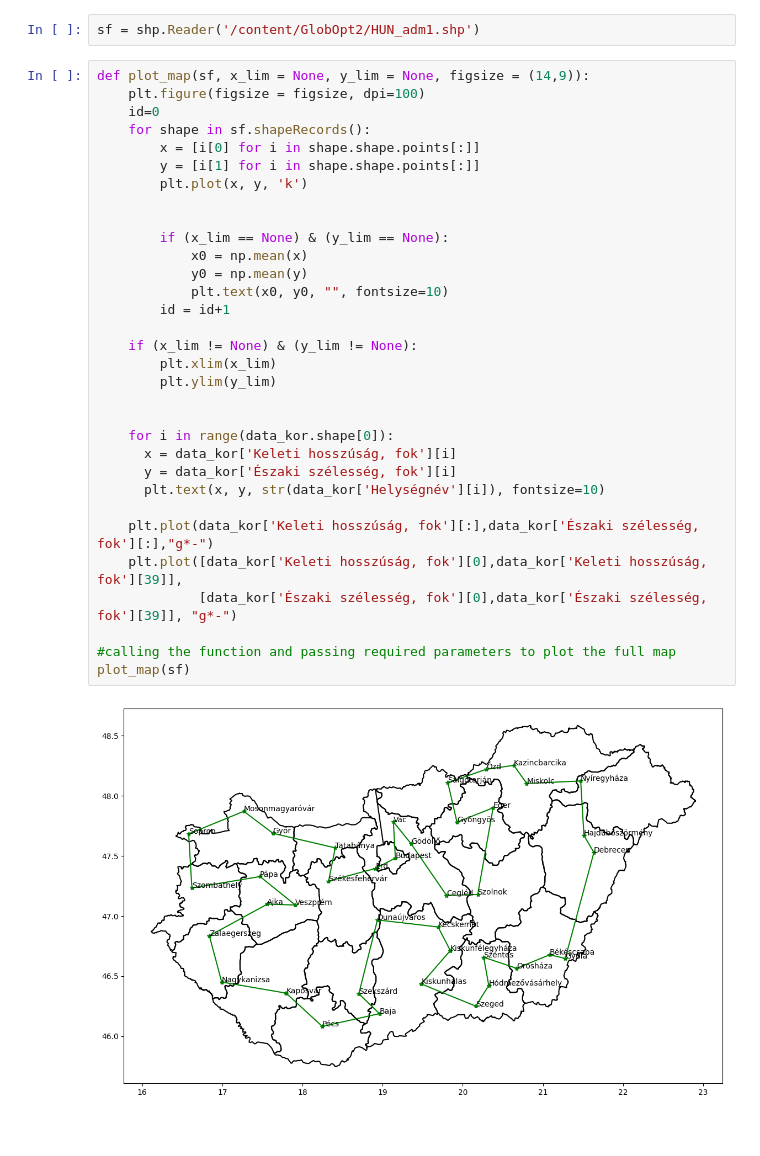
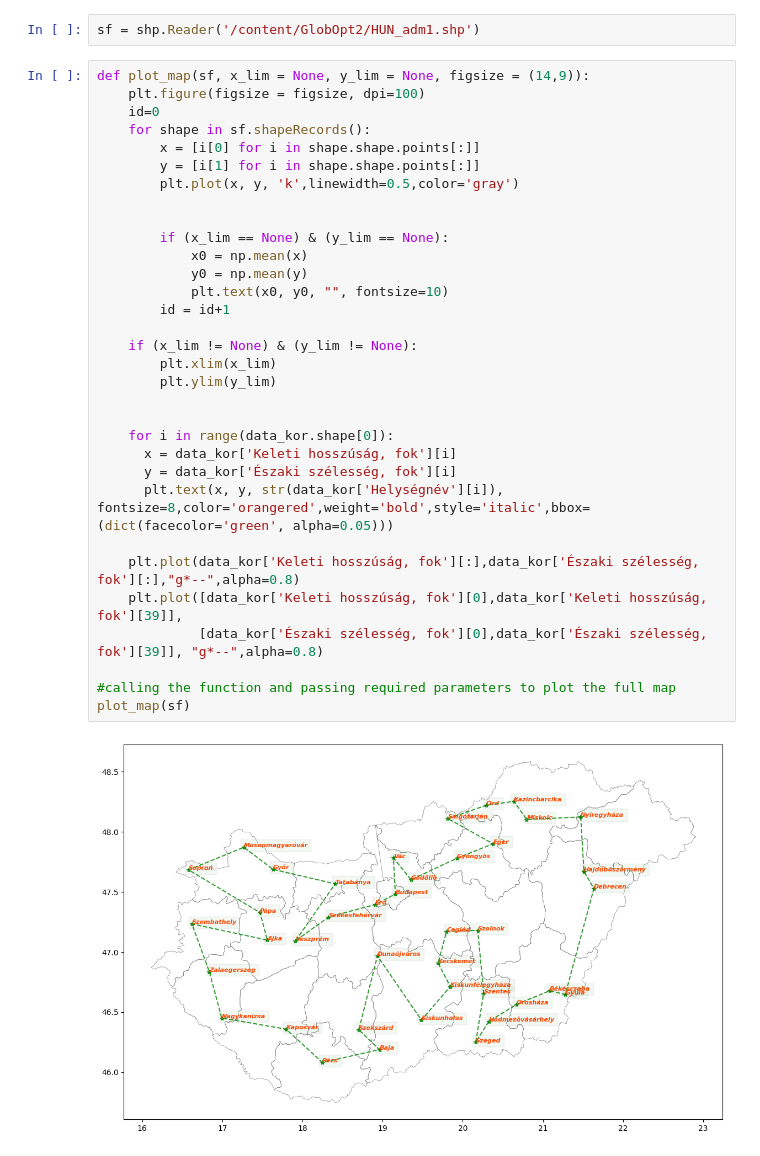
Before and after one commit to csabi0312/GlobOpt2, a Jupyter notebook: GlobOpt2.ipynb, the cells around one changed output. Saved outputs shown, nothing was run; the diff lists cells and outputs as text.

```diff
--- a/GlobOpt2.ipynb
+++ b/GlobOpt2.ipynb
@@ -292,34 +294,34 @@ sf = shp.Reader('/content/GlobOpt2/HUN_adm1.shp')
 # %%
 def plot_map(sf, x_lim = None, y_lim = None, figsize = (14,9)):
     plt.figure(figsize = figsize, dpi=100)
     id=0
     for shape in sf.shapeRecords():
         x = [i[0] for i in shape.shape.points[:]]
         y = [i[1] for i in shape.shape.points[:]]
-        plt.plot(x, y, 'k')
+        plt.plot(x, y, 'k',linewidth=0.5,color='gray')
 
 
         if (x_lim == None) & (y_lim == None):
             x0 = np.mean(x)
             y0 = np.mean(y)
             plt.text(x0, y0, "", fontsize=10)
         id = id+1
 
     if (x_lim != None) & (y_lim != None):
         plt.xlim(x_lim)
         plt.ylim(y_lim)
 
 
     for i in range(data_kor.shape[0]):
       x = data_kor['Keleti hosszúság, fok'][i]
       y = data_kor['Északi szélesség, fok'][i]
-      plt.text(x, y, str(data_kor['Helységnév'][i]), fontsize=10)
+      plt.text(x, y, str(data_kor['Helységnév'][i]), fontsize=8,color='orangered',weight='bold',style='italic',bbox=(dict(facecolor='green', alpha=0.05)))
 
-    plt.plot(data_kor['Keleti hosszúság, fok'][:],data_kor['Északi szélesség, fok'][:],"g*-")
+    plt.plot(data_kor['Keleti hosszúság, fok'][:],data_kor['Északi szélesség, fok'][:],"g*--",alpha=0.8)
     plt.plot([data_kor['Keleti hosszúság, fok'][0],data_kor['Keleti hosszúság, fok'][39]],
-             [data_kor['Északi szélesség, fok'][0],data_kor['Északi szélesség, fok'][39]], "g*-")
+             [data_kor['Északi szélesség, fok'][0],data_kor['Északi szélesség, fok'][39]], "g*--",alpha=0.8)
 
 #calling the function and passing required parameters to plot the full map
 plot_map(sf)
 # %% [output]
-[figure, old version]
+[figure, new version]
```
Also changed, not shown: parts of 9 cells of this notebook.
